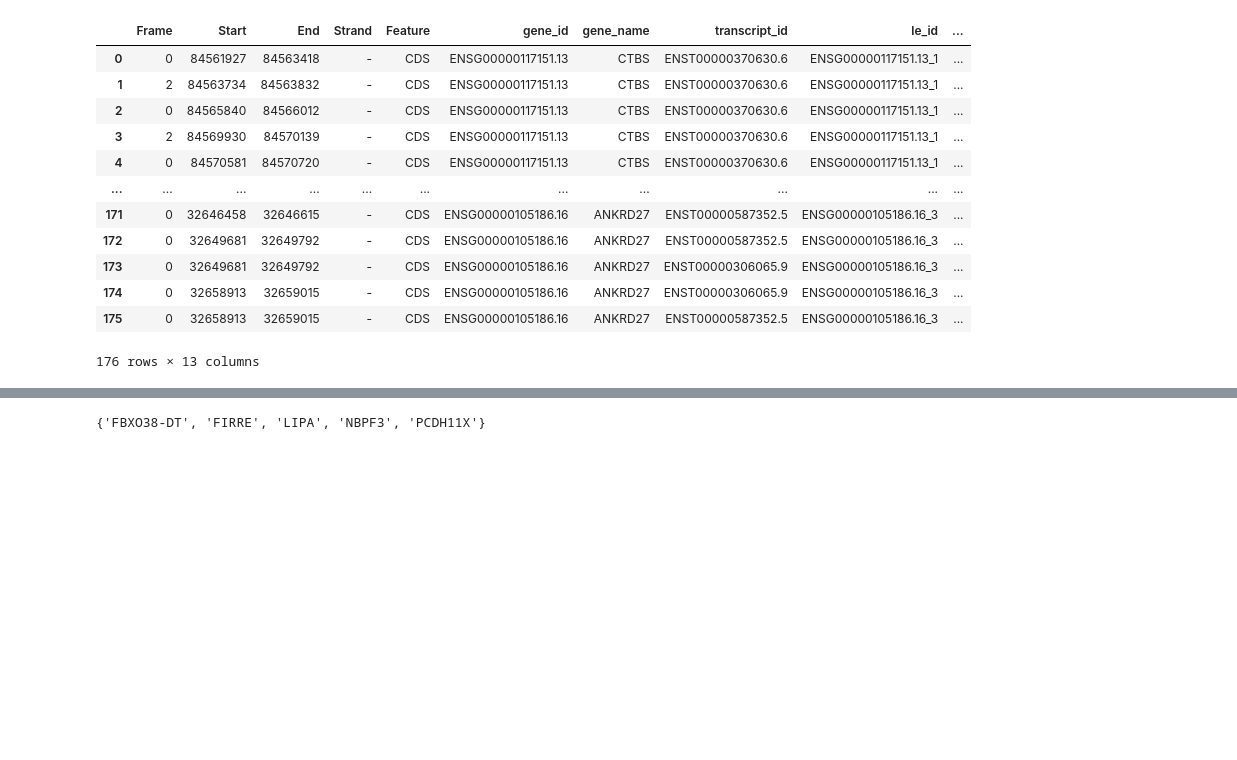
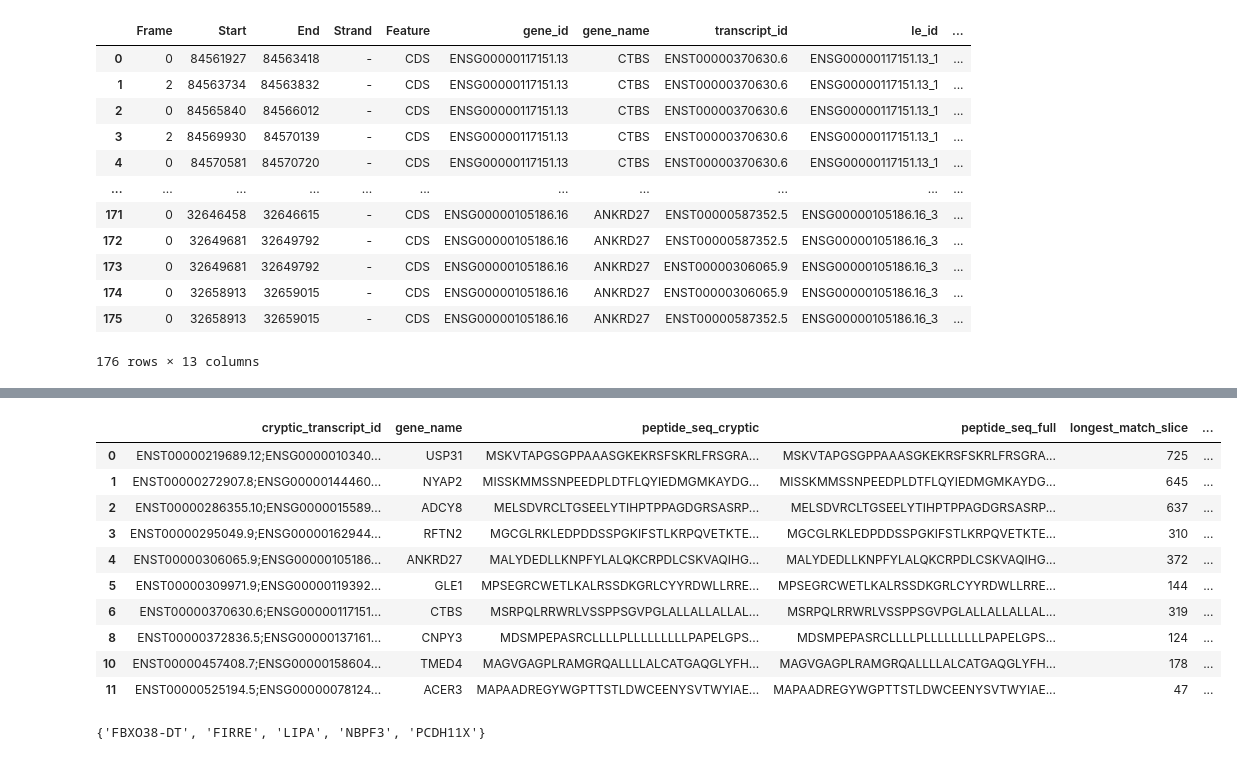
Before and after one commit to frattalab/tdp43-apa, a Jupyter notebook: peptides/get_fulllength_bleedthrough_peptides.ipynb, the cells around one changed output, grey strips where cells are left out. Saved outputs shown, nothing was run; the diff lists cells and outputs as text; code cells hidden in the pictures; blank space fills up the shorter version.

```diff
--- a/peptides/get_fulllength_bleedthrough_peptides.ipynb
+++ b/peptides/get_fulllength_bleedthrough_peptides.ipynb
@@ -372,3 +409,46 @@ out_order = ["cryptic_transcript_id", "gene_name", "peptide_seq_cryptic", "pepti
 # %%
 # output to TSV
 pep_comb[out_order].to_csv("2023-11-08_i3cortical_cryptic_bleedthrough_fullpeptides.tsv", sep="\t", header=True, index=False)
+# %%
+# outptu as FASTA
+# Note that need a minimum sequence for this to be viable
+pep_comb_fa = pep_comb.loc[pep_comb.peptide_seq_cryptic_uniq.str.len() > 1,:]
+
+# construct header - transcript_id|gene_name|le_id|coords
+# first add le_id
+pep_comb_fa = pd.concat([pep_comb_fa,
+                         pep_comb_fa.cryptic_transcript_id.str.split(";", expand=True).rename(columns={0: "ref_transcript_id", 1: "le_id"})],
+                         axis="columns")
+
+# create the representative bleedthrough coordinate string
+bleeds_le_cryp_df = bleeds_le_cryp.as_df()
+bleeds_le_cryp_df.loc[:, "position"] = bleeds_le_cryp_df["Chromosome"].str.cat(bleeds_le_cryp_df[["Start", "End", "Strand"]].astype(str), sep=":")
+# bleeds_le_cryp_df
+
+# now merge with rep bleedthrough coordinates
+pep_comb_fa = pep_comb_fa.merge(bleeds_le_cryp_df[["le_id", "position"]], on="le_id", how="left")
+pep_comb_fa.drop_duplicates(subset=["le_id", "peptide_seq_cryptic_uniq"], inplace=True)
+
+# now to make final header - transcript_id|gene_name|le_id|coords
+pep_comb_fa.loc[:, "fa_name"] = pep_comb_fa["ref_transcript_id"].str.cat(pep_comb_fa[["gene_name", "le_id", "position"]], sep="|")
+
+# remove stop codon from seq string
+pep_comb_fa.loc[:, "peptide_seq_cryptic_uniq_nostop"] = pep_comb_fa["peptide_seq_cryptic_uniq"].str.rstrip("*")
+pep_comb_fa.loc[:, "peptide_seq_cryptic_nostop"] = pep_comb_fa["peptide_seq_cryptic"].str.rstrip("*")
+
+pep_comb_fa
+
+
+# pep_comb_fa.cryptic_transcript_id.str.split(";", expand=True)
+# %% [output]
+|  | cryptic_transcript_id | gene_name | peptide_seq_cryptic | peptide_seq_full | longest_match_slice | ... |
+| 0 | ENST00000219689.12;ENSG0000010340... | USP31 | MSKVTAPGSGPPAAASGKEKRSFSKRLFRSGRA... | MSKVTAPGSGPPAAASGKEKRSFSKRLFRSGRA... | 725 | ... |
+| 1 | ENST00000272907.8;ENSG00000144460... | NYAP2 | MISSKMMSSNPEEDPLDTFLQYIEDMGMKAYDG... | MISSKMMSSNPEEDPLDTFLQYIEDMGMKAYDG... | 645 | ... |
+| 2 | ENST00000286355.10;ENSG0000015589... | ADCY8 | MELSDVRCLTGSEELYTIHPTPPAGDGRSASRP... | MELSDVRCLTGSEELYTIHPTPPAGDGRSASRP... | 637 | ... |
+| 3 | ENST00000295049.9;ENSG00000162944... | RFTN2 | MGCGLRKLEDPDDSSPGKIFSTLKRPQVETKTE... | MGCGLRKLEDPDDSSPGKIFSTLKRPQVETKTE... | 310 | ... |
+| 4 | ENST00000306065.9;ENSG00000105186... | ANKRD27 | MALYDEDLLKNPFYLALQKCRPDLCSKVAQIHG... | MALYDEDLLKNPFYLALQKCRPDLCSKVAQIHG... | 372 | ... |
+| 5 | ENST00000309971.9;ENSG00000119392... | GLE1 | MPSEGRCWETLKALRSSDKGRLCYYRDWLLRRE... | MPSEGRCWETLKALRSSDKGRLCYYRDWLLRRE... | 144 | ... |
+| 6 | ENST00000370630.6;ENSG00000117151... | CTBS | MSRPQLRRWRLVSSPPSGVPGLALLALLALLAL... | MSRPQLRRWRLVSSPPSGVPGLALLALLALLAL... | 319 | ... |
+| 8 | ENST00000372836.5;ENSG00000137161... | CNPY3 | MDSMPEPASRCLLLLPLLLLLLLLLPAPELGPS... | MDSMPEPASRCLLLLPLLLLLLLLLPAPELGPS... | 124 | ... |
+| 10 | ENST00000457408.7;ENSG00000158604... | TMED4 | MAGVGAGPLRAMGRQALLLLALCATGAQGLYFH... | MAGVGAGPLRAMGRQALLLLALCATGAQGLYFH... | 178 | ... |
+| 11 | ENST00000525194.5;ENSG00000078124... | ACER3 | MAPAADREGYWGPTTSTLDWCEENYSVTWYIAE... | MAPAADREGYWGPTTSTLDWCEENYSVTWYIAE... | 47 | ... |
```
Also changed, not shown: parts of 6 cells of this notebook.
